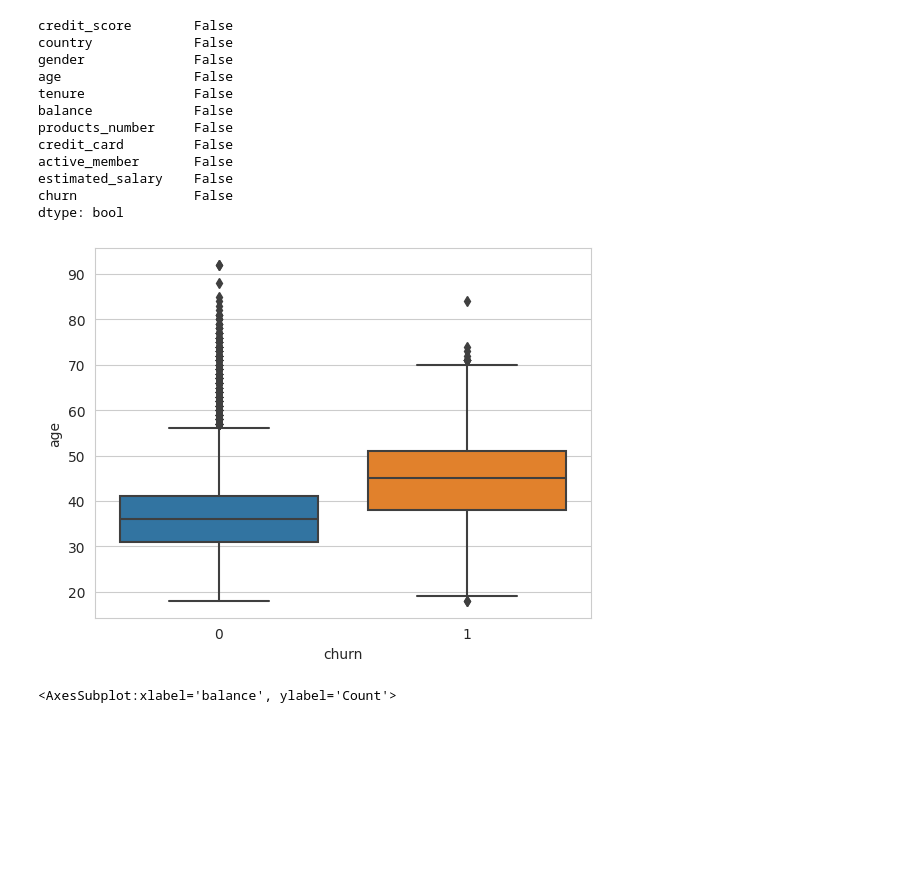
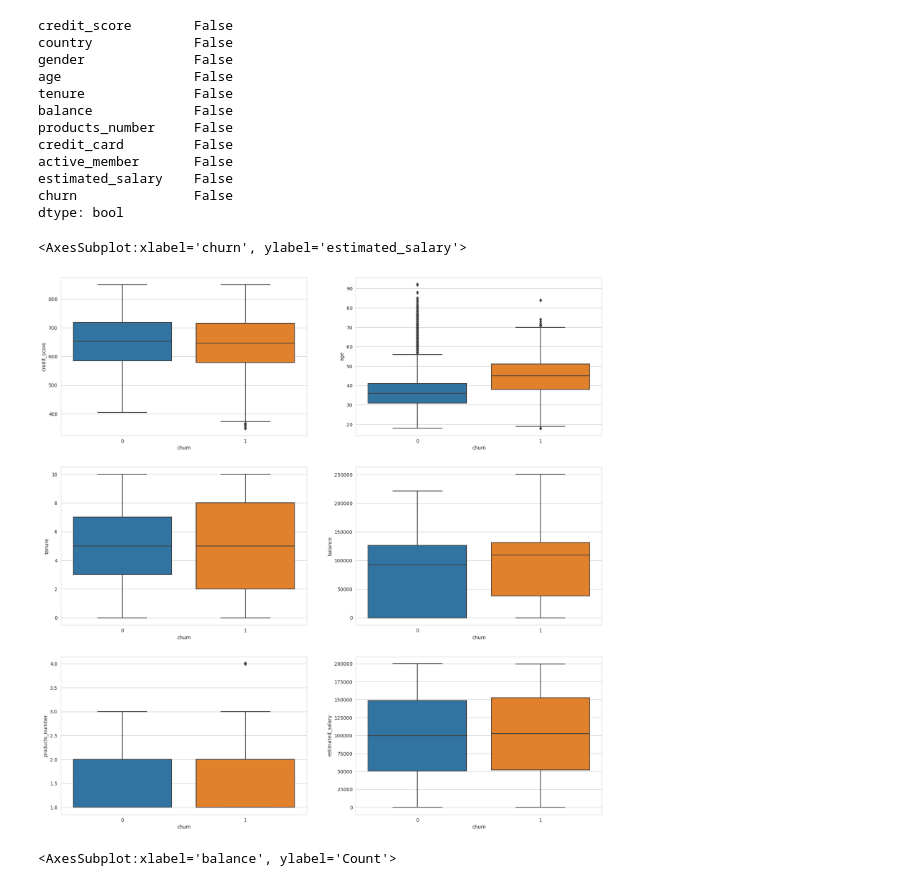
Before and after one commit to mmwitters/CDA_Project, a Jupyter notebook: Final Project.ipynb, the cells around one changed output. Drawn from its saved outputs; the diff is of its cells as text; code cells hidden in the pictures; blank space fills up the shorter version.

Commit message:
Fixed boxplots for final project

```diff
--- a/Final Project.ipynb
+++ b/Final Project.ipynb
@@ -90,11 +90,30 @@ dtype: bool
 #data.min()
 # %%
 #data.max()
-# %%
-sns.set_style('whitegrid')
-ax = sns.boxplot(x='churn', y='age', data=data)
-# %% [output]
-[figure, removed]
+# %%
+plt.figure(figsize=(20,20))
+#plt.title("Boxplots of Numeric Dependent Variables") try to add in tile later ?
+
+plt.subplot(3,2,1)
+sns.boxplot(x='churn', y='credit_score', data=data)
+
+plt.subplot(3,2,2)
+sns.boxplot(x='churn', y='age', data=data)
+
+plt.subplot(3,2,3)
+sns.boxplot(x='churn', y='tenure', data=data)
+
+plt.subplot(3,2,4)
+sns.boxplot(x='churn', y='balance', data=data)
+
+plt.subplot(3,2,5)
+sns.boxplot(x='churn', y='products_number', data=data)
+
+plt.subplot(3,2,6)
+sns.boxplot(x='churn', y='estimated_salary', data=data)
+# %% [output]
+<AxesSubplot:xlabel='churn', ylabel='estimated_salary'>
+[figure, added]
 # %%
 sns.histplot(data=data, x="balance", kde=True)
 # %% [output]
```
Also changed, not shown: parts of 4 cells of this notebook.
